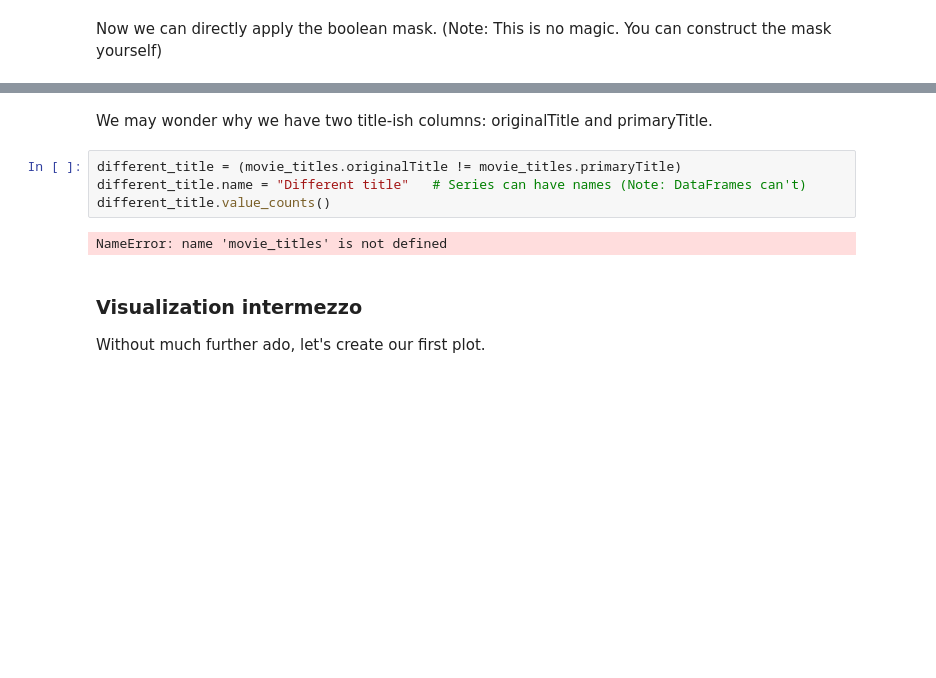
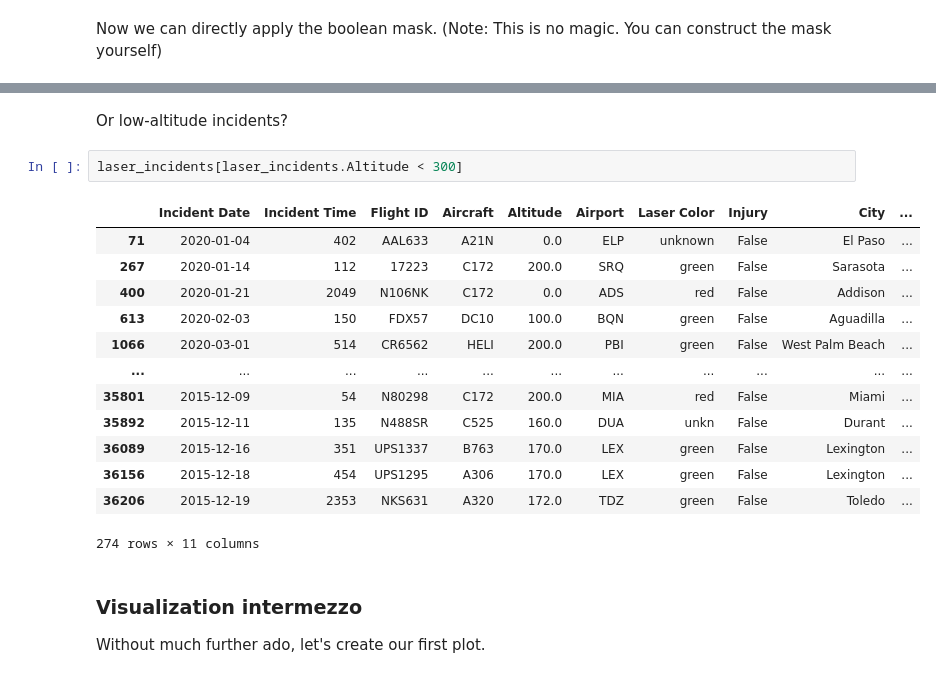
Before and after one commit to HiLASEPythonCourse/hilase-python-course-2021, a Jupyter notebook: 130_pandas_intro.ipynb, the cells around one changed output, grey strips where cells are left out. Cells and saved outputs as stored; diff of their text form; blank space fills up the shorter version.

```diff
--- a/130_pandas_intro.ipynb
+++ b/130_pandas_intro.ipynb
@@ -879,11 +936,21 @@ NameError: name 'imdb_titles' is not defined
-# %% [markdown]
-We may wonder why we have two title-ish columns: originalTitle and primaryTitle.
-# %%
-different_title = (movie_titles.originalTitle != movie_titles.primaryTitle)
-different_title.name = "Different title"   # Series can have names (Note: DataFrames can't)
-different_title.value_counts()
-# %% [output]
-NameError: name 'movie_titles' is not defined
+# %% [markdown]
+Or low-altitude incidents?
+# %%
+laser_incidents[laser_incidents.Altitude < 300]
+# %% [output]
+|  | Incident Date | Incident Time | Flight ID | Aircraft | Altitude | Airport | Laser Color | Injury | City | ... |
+| 71 | 2020-01-04 | 402 | AAL633 | A21N | 0.0 | ELP | unknown | False | El Paso | ... |
+| 267 | 2020-01-14 | 112 | 17223 | C172 | 200.0 | SRQ | green | False | Sarasota | ... |
+| 400 | 2020-01-21 | 2049 | N106NK | C172 | 0.0 | ADS | red | False | Addison | ... |
+| 613 | 2020-02-03 | 150 | FDX57 | DC10 | 100.0 | BQN | green | False | Aguadilla | ... |
+| 1066 | 2020-03-01 | 514 | CR6562 | HELI | 200.0 | PBI | green | False | West Palm Beach | ... |
+| ... | ... | ... | ... | ... | ... | ... | ... | ... | ... | ... |
+| 35801 | 2015-12-09 | 54 | N80298 | C172 | 200.0 | MIA | red | False | Miami | ... |
+| 35892 | 2015-12-11 | 135 | N488SR | C525 | 160.0 | DUA | unkn | False | Durant | ... |
+| 36089 | 2015-12-16 | 351 | UPS1337 | B763 | 170.0 | LEX | green | False | Lexington | ... |
+| 36156 | 2015-12-18 | 454 | UPS1295 | A306 | 170.0 | LEX | green | False | Lexington | ... |
+| 36206 | 2015-12-19 | 2353 | NKS631 | A320 | 172.0 | TDZ | green | False | Toledo | ... |
+274 rows × 11 columns
 # %% [markdown]
 ### Visualization intermezzo
 
```
Also changed, not shown: parts of 128 cells of this notebook.
